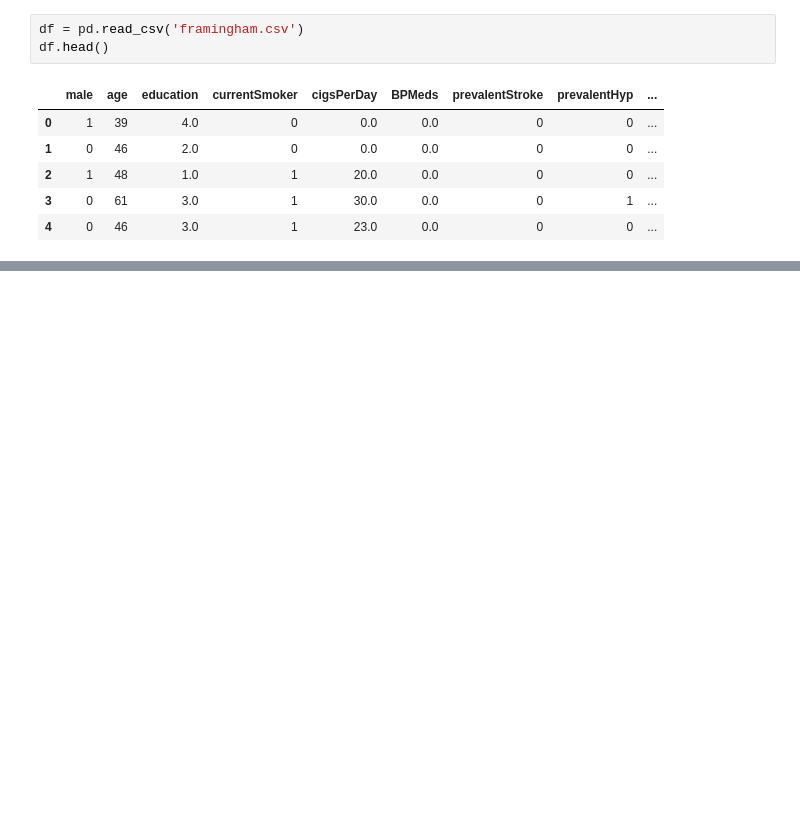
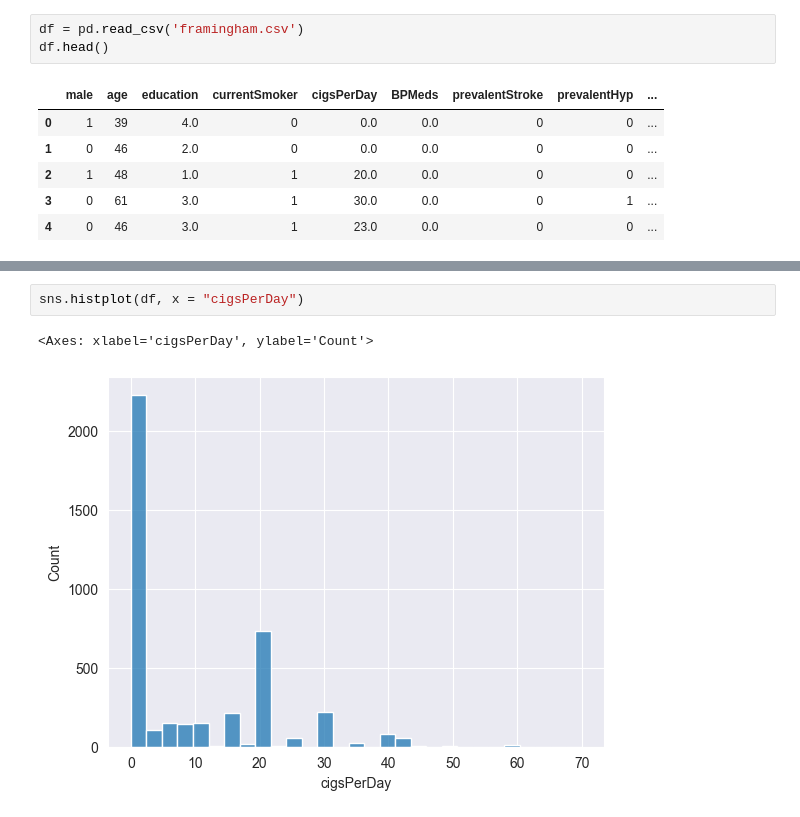
Before and after one commit to WarnerVance/CP2-ML, a Jupyter notebook: Intro to ML Notes/main.ipynb, the cells around one changed output, grey strips where cells are left out. Saved outputs shown, nothing was run; the diff lists cells and outputs as text; blank space fills up the shorter version.

```diff
--- a/Intro to ML Notes/main.ipynb
+++ b/Intro to ML Notes/main.ipynb
@@ -16,0 +56,5 @@ df.head()
+# %%
+sns.histplot(df, x = "cigsPerDay")
+# %% [output]
+<Axes: xlabel='cigsPerDay', ylabel='Count'>
+[figure, added]
```
Also changed, not shown: parts of 12 cells of this notebook.
